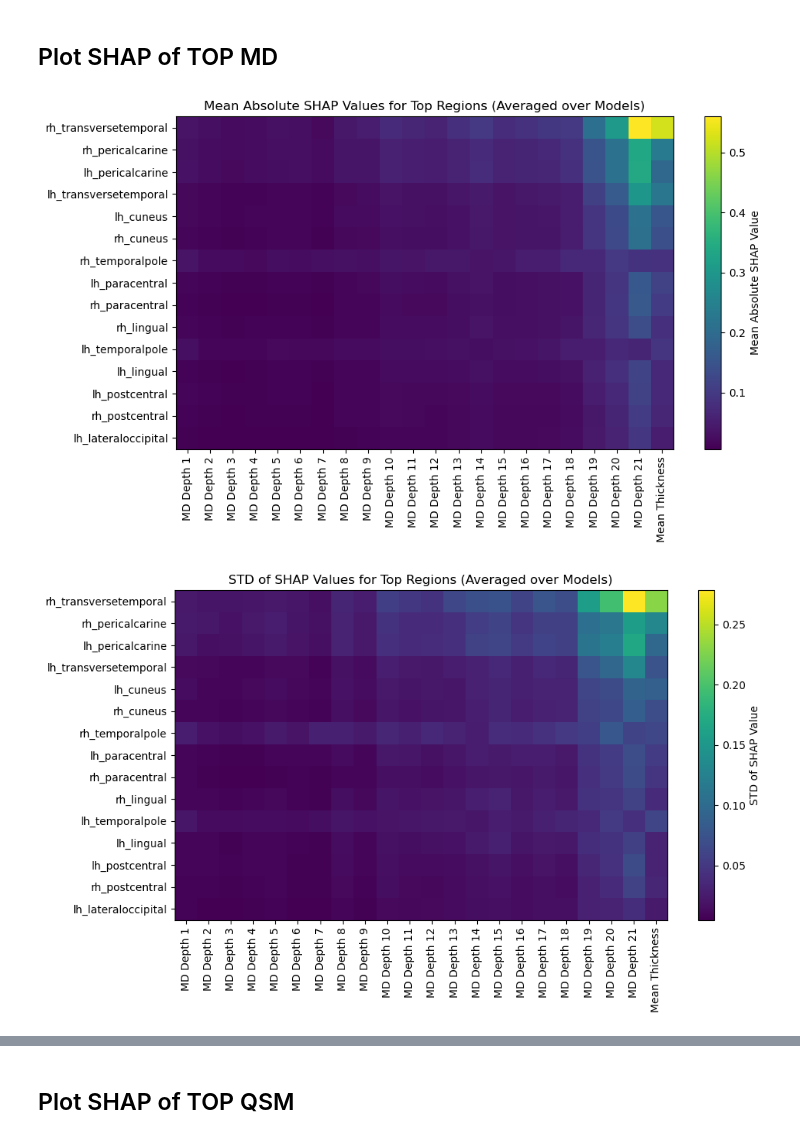
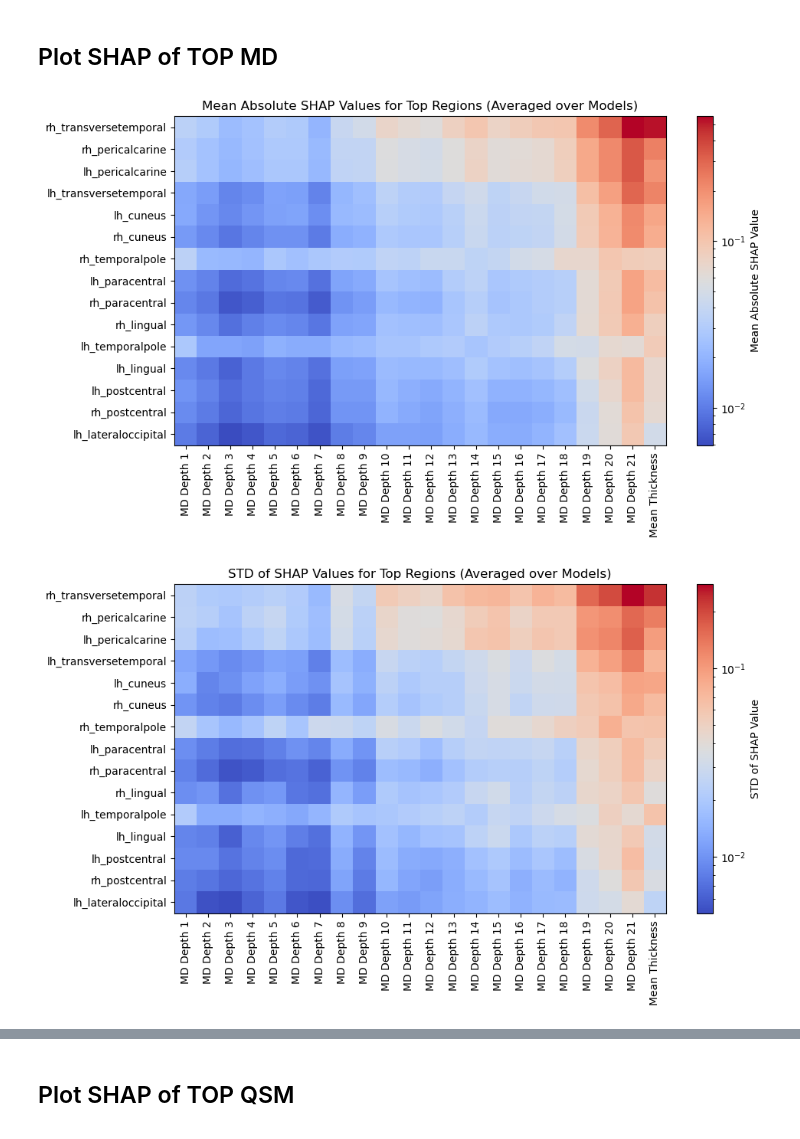
Before and after one commit to wowgudabudaa/Age_prediction_using_columns_analysis, a Jupyter notebook: NEW COLUMNS GNC/MD+thickness+QSM_dual_channel/SHAP_figures_region_layer.ipynb, the cells around one changed output, grey strips where cells are left out. Saved outputs shown, nothing was run; the diff lists cells and outputs as text; code cells hidden in the pictures.

```diff
--- a/NEW COLUMNS GNC/MD+thickness+QSM_dual_channel/SHAP_figures_region_layer.ipynb
+++ b/NEW COLUMNS GNC/MD+thickness+QSM_dual_channel/SHAP_figures_region_layer.ipynb
@@ -123,8 +123,11 @@ FEATURE_NAMES = MD_FEATURE_NAMES + QSM_FEATURE_NAMES
 # %%
 # Display the heatmap of mean absolute SHAP values for each region and feature
 # Plot the heatmap of mean absolute SHAP values for each region and feature per model
+# Log scale the values for better visualization
+from matplotlib.colors import LogNorm
+cmap_md = 'coolwarm'
 plt.figure(figsize=(12, 10))
-plt.imshow(mean_abs_md_shap_values_per_model, aspect='auto', cmap='viridis')
+plt.imshow(mean_abs_md_shap_values_per_model, aspect='auto', cmap=cmap_md, norm=LogNorm())
 plt.colorbar(label='Mean Absolute SHAP Value')
 plt.xticks(ticks=np.arange(len(MD_FEATURE_NAMES)), labels=MD_FEATURE_NAMES, rotation=90)
 plt.yticks(ticks=np.arange(len(region_keys)), labels=region_keys)
@@ -135,7 +138,7 @@ plt.show()
 
 # Plot the heatmap of std SHAP values for each region and feature per model
 plt.figure(figsize=(12, 10))
-plt.imshow(mean_std_md_shap_values_per_model, aspect='auto', cmap='viridis')
+plt.imshow(mean_std_md_shap_values_per_model, aspect='auto', cmap=cmap_md, norm=LogNorm())
 plt.colorbar(label='STD of SHAP Value')
 plt.xticks(ticks=np.arange(len(MD_FEATURE_NAMES)), labels=MD_FEATURE_NAMES, rotation=90)
 plt.yticks(ticks=np.arange(len(region_keys)), labels=region_keys)
@@ -146,7 +149,7 @@ plt.show()
 
 # Plot the heatmap of mean absolute SHAP values for each region and feature per subject
 plt.figure(figsize=(12, 10))
-plt.imshow(mean_abs_md_shap_values_per_subject, aspect='auto', cmap='viridis')
+plt.imshow(mean_abs_md_shap_values_per_subject, aspect='auto', cmap=cmap_md, norm=LogNorm())
 plt.colorbar(label='Mean Absolute SHAP Value')
 plt.xticks(ticks=np.arange(len(MD_FEATURE_NAMES)), labels=MD_FEATURE_NAMES, rotation=90)
 plt.yticks(ticks=np.arange(len(region_keys)), labels=region_keys)
@@ -157,7 +160,7 @@ plt.show()
 
 # Plot the heatmap of std SHAP values for each region and feature per subject
 plt.figure(figsize=(12, 10))
-plt.imshow(mean_std_md_shap_values_per_subject, aspect='auto', cmap='viridis')
+plt.imshow(mean_std_md_shap_values_per_subject, aspect='auto', cmap=cmap_md, norm=LogNorm())
 plt.colorbar(label='STD of SHAP Value')
 plt.xticks(ticks=np.arange(len(MD_FEATURE_NAMES)), labels=MD_FEATURE_NAMES, rotation=90)
 plt.yticks(ticks=np.arange(len(region_keys)), labels=region_keys)
@@ -231,7 +234,7 @@ md_top_regions = [region_keys[i] for i in md_top_regions]
 
 # Plot the heatmap of mean absolute SHAP values for the top regions and features per model
 plt.figure(figsize=(10, 6))
-plt.imshow(mean_abs_md_shap_values_per_model[[region_keys.index(region) for region in md_top_regions]], aspect='auto', cmap='viridis')
+plt.imshow(mean_abs_md_shap_values_per_model[[region_keys.index(region) for region in md_top_regions]], aspect='auto', cmap=cmap_md, norm=LogNorm())
 plt.colorbar(label='Mean Absolute SHAP Value')
 plt.xticks(ticks=np.arange(len(MD_FEATURE_NAMES)), labels=MD_FEATURE_NAMES, rotation=90)
 plt.yticks(ticks=np.arange(len(md_top_regions)), labels=md_top_regions)
@@ -242,36 +245,36 @@ plt.show()
 
 # Plot the heatmap of std SHAP values for the top regions and features per model
 plt.figure(figsize=(10, 6))
-plt.imshow(mean_std_md_shap_values_per_model[[region_keys.index(region) for region in md_top_regions]], aspect='auto', cmap='viridis')
+plt.imshow(mean_std_md_shap_values_per_model[[region_keys.index(region) for region in md_top_regions]], aspect='auto', cmap=cmap_md, norm=LogNorm())
 plt.colorbar(label='STD of SHAP Value')
 plt.xticks(ticks=np.arange(len(MD_FEATURE_NAMES)), labels=MD_FEATURE_NAMES, rotation=90)
 plt.yticks(ticks=np.arange(len(md_top_regions)), labels=md_top_regions)
 plt.title('STD of SHAP Values for Top Regions (Averaged over Models)')
 plt.tight_layout()
 plt.savefig(os.path.join(save_dir, "md_std_shap_top_regions_per_model_heatmap.png"))
 plt.show()
 
 # Plot the heatmap of mean absolute SHAP values for the top regions and features per subject
 plt.figure(figsize=(10, 6))
-plt.imshow(mean_abs_md_shap_values_per_subject[[region_keys.index(region) for region in md_top_regions]], aspect='auto', cmap='viridis')
+plt.imshow(mean_abs_md_shap_values_per_subject[[region_keys.index(region) for region in md_top_regions]], aspect='auto', cmap=cmap_md, norm=LogNorm())
 plt.colorbar(label='Mean Absolute SHAP Value')
 plt.xticks(ticks=np.arange(len(MD_FEATURE_NAMES)), labels=MD_FEATURE_NAMES, rotation=90)
 plt.yticks(ticks=np.arange(len(md_top_regions)), labels=md_top_regions)
 plt.title('Mean Absolute SHAP Values for Top Regions (Averaged over Subjects)')
 plt.tight_layout()
 plt.savefig(os.path.join(save_dir, "md_mean_abs_shap_top_regions_per_subject_heatmap.png"))
 plt.show()
 
 # Plot the heatmap of std SHAP values for the top regions and features per subject
 plt.figure(figsize=(10, 6))
-plt.imshow(mean_std_md_shap_values_per_subject[[region_keys.index(region) for region in md_top_regions]], aspect='auto', cmap='viridis')
+plt.imshow(mean_std_md_shap_values_per_subject[[region_keys.index(region) for region in md_top_regions]], aspect='auto', cmap=cmap_md, norm=LogNorm())
 plt.colorbar(label='STD of SHAP Value')
 plt.xticks(ticks=np.arange(len(MD_FEATURE_NAMES)), labels=MD_FEATURE_NAMES, rotation=90)
 plt.yticks(ticks=np.arange(len(md_top_regions)), labels=md_top_regions)
 plt.title('STD of SHAP Values for Top Regions (Averaged over Subjects)')
 plt.tight_layout()
 plt.savefig(os.path.join(save_dir, "md_std_shap_top_regions_per_subject_heatmap.png"))
 plt.show()
 # %% [output]
-[figure, old version]
+[figure, new version]
-[figure, old version]
+[figure, new version]
```
Also changed, not shown: parts of 5 cells of this notebook, 1 other file.
